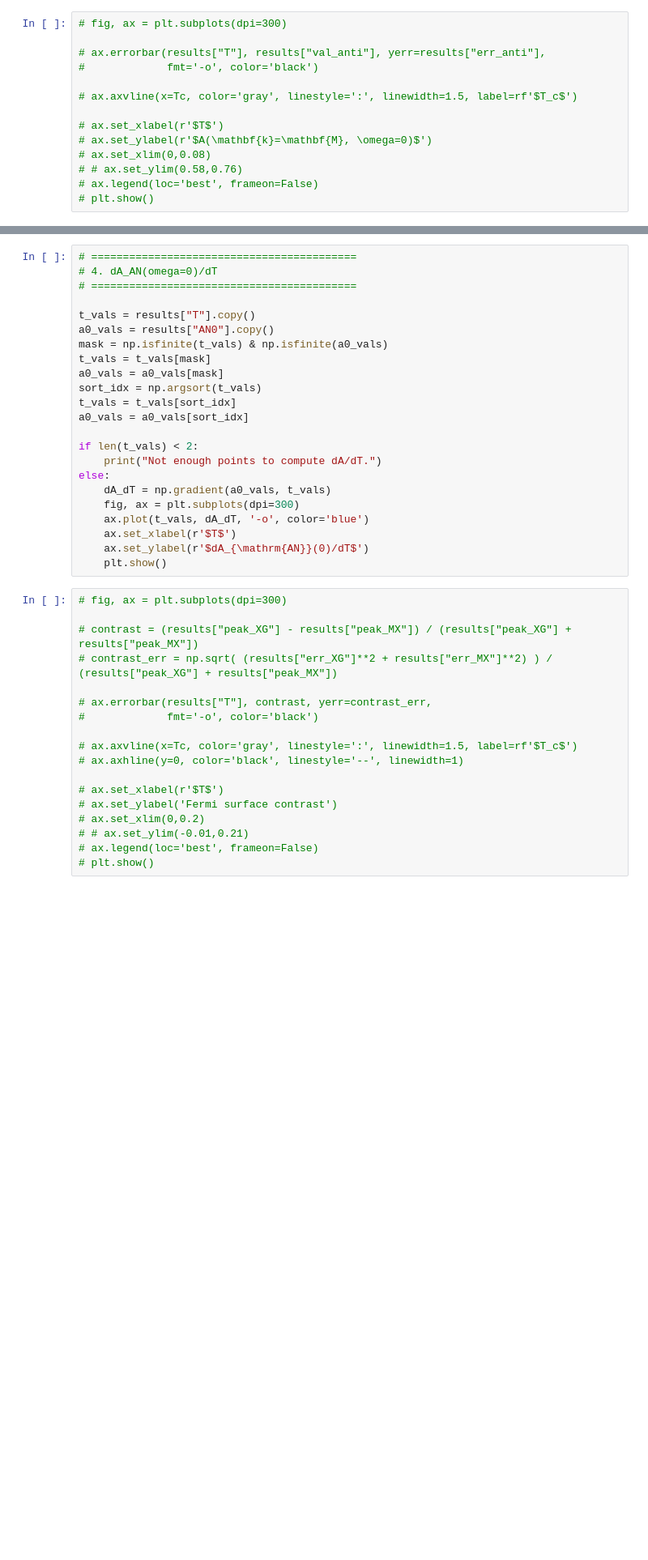
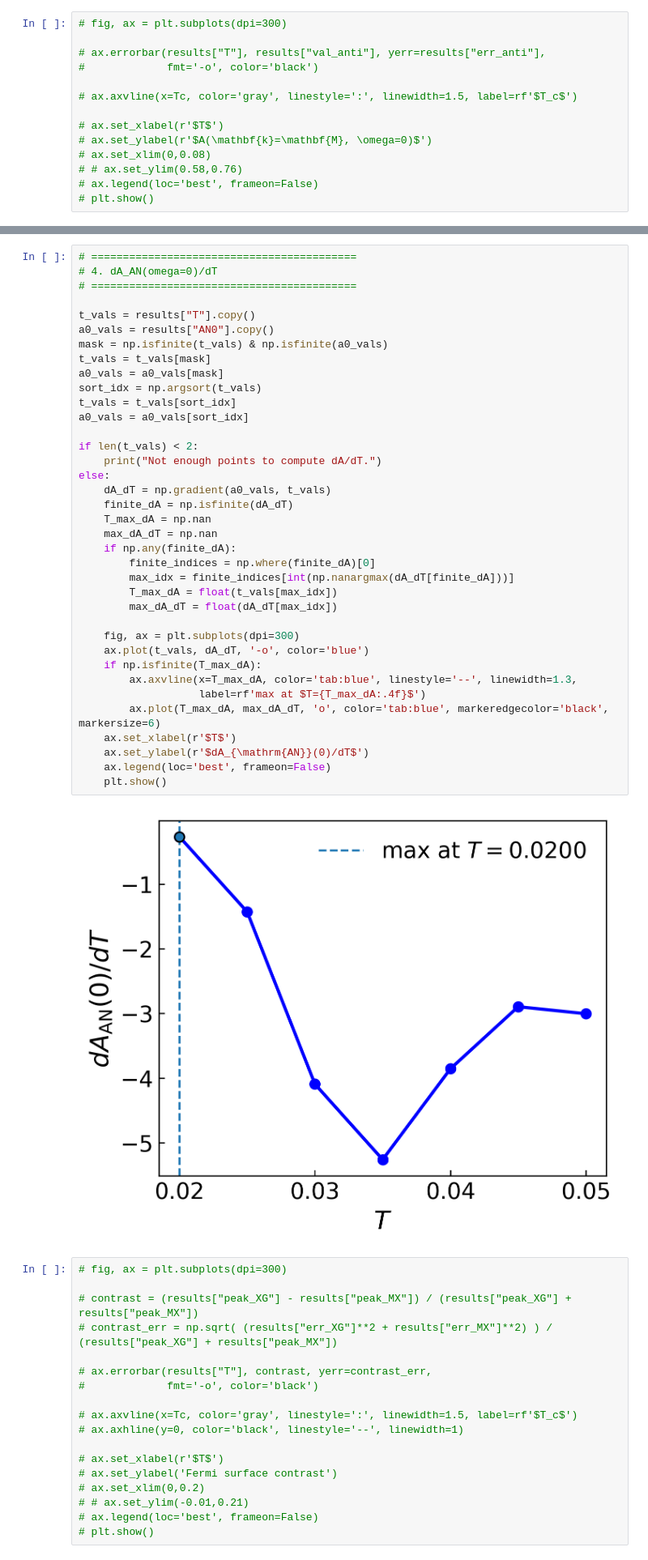
Before and after one commit to YinkaiYu/Hybrid-Monte-Carlo-for-d-wave-SC, a Jupyter notebook: projectHPC/example/plot_antinode.ipynb, the cells around one changed output, grey strips where cells are left out. Shown at 81% size. Cells and saved outputs as stored; diff of their text form; blank space fills up the shorter version.

```diff
--- a/projectHPC/example/plot_antinode.ipynb
+++ b/projectHPC/example/plot_antinode.ipynb
@@ -251,26 +392,42 @@ plt.show()
 # %%
 # ==========================================
 # 4. dA_AN(omega=0)/dT
 # ==========================================
 
 t_vals = results["T"].copy()
 a0_vals = results["AN0"].copy()
 mask = np.isfinite(t_vals) & np.isfinite(a0_vals)
 t_vals = t_vals[mask]
 a0_vals = a0_vals[mask]
 sort_idx = np.argsort(t_vals)
 t_vals = t_vals[sort_idx]
 a0_vals = a0_vals[sort_idx]
 
 if len(t_vals) < 2:
     print("Not enough points to compute dA/dT.")
 else:
     dA_dT = np.gradient(a0_vals, t_vals)
+    finite_dA = np.isfinite(dA_dT)
+    T_max_dA = np.nan
+    max_dA_dT = np.nan
+    if np.any(finite_dA):
+        finite_indices = np.where(finite_dA)[0]
+        max_idx = finite_indices[int(np.nanargmax(dA_dT[finite_dA]))]
+        T_max_dA = float(t_vals[max_idx])
+        max_dA_dT = float(dA_dT[max_idx])
+
     fig, ax = plt.subplots(dpi=300)
     ax.plot(t_vals, dA_dT, '-o', color='blue')
+    if np.isfinite(T_max_dA):
+        ax.axvline(x=T_max_dA, color='tab:blue', linestyle='--', linewidth=1.3,
+                   label=rf'max at $T={T_max_dA:.4f}$')
+        ax.plot(T_max_dA, max_dA_dT, 'o', color='tab:blue', markeredgecolor='black', markersize=6)
     ax.set_xlabel(r'$T$')
     ax.set_ylabel(r'$dA_{\mathrm{AN}}(0)/dT$')
+    ax.legend(loc='best', frameon=False)
     plt.show()
+# %% [output]
+[figure, added]
 # %%
 # fig, ax = plt.subplots(dpi=300)
 
```
Also changed, not shown: parts of 4 cells of this notebook, 9 other files.
